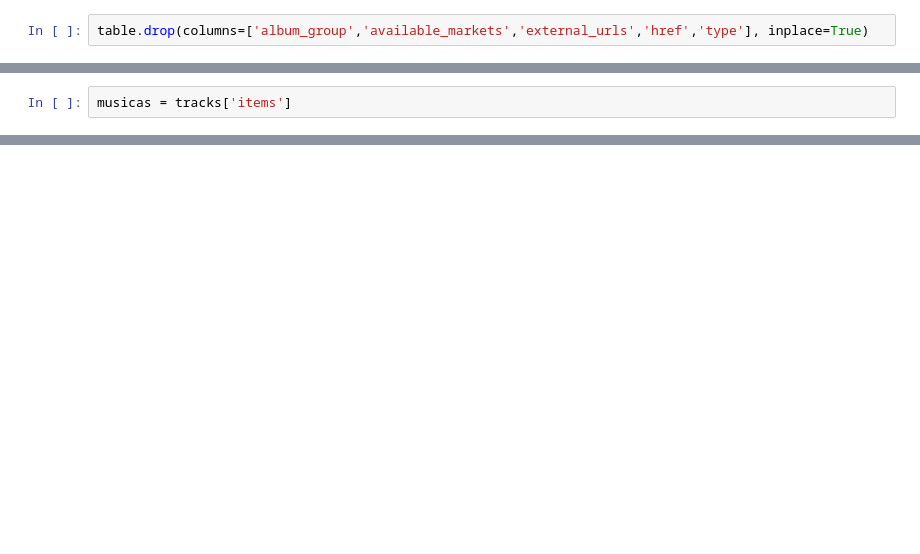
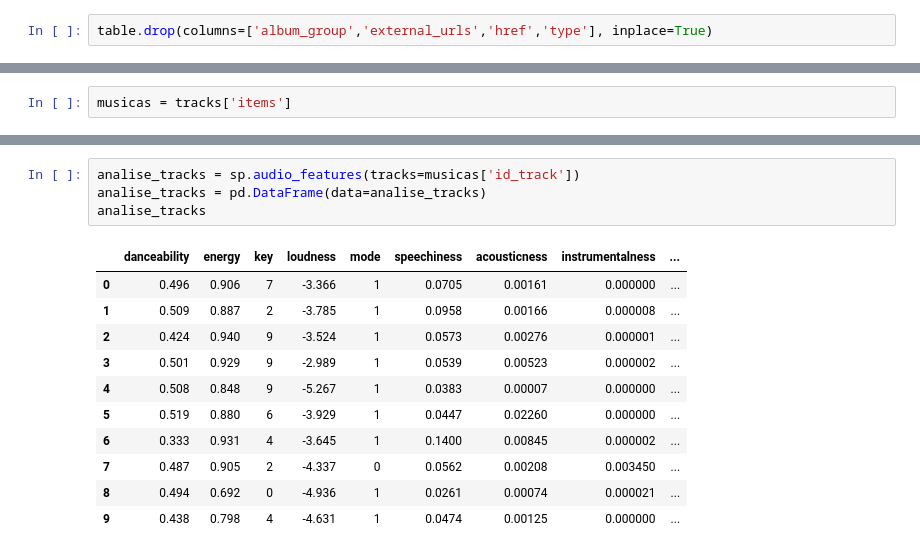
Before and after one commit to mtharruda/spotipy_analise, a Jupyter notebook: analise_spotify.ipynb, the cells around one changed output, grey strips where cells are left out. Drawn from its saved outputs; the diff is of its cells as text; blank space fills up the shorter version.

```diff
--- a/analise_spotify.ipynb
+++ b/analise_spotify.ipynb
@@ -43,4 +80,4 @@ table.dtypes
 # %%
-table.drop(columns=['album_group','available_markets','external_urls','href','type'], inplace=True)
+table.drop(columns=['album_group','external_urls','href','type'], inplace=True)
 # %%
 table
@@ -86,0 +215,16 @@ analise
+# %%
+analise_tracks = sp.audio_features(tracks=musicas['id_track'])
+analise_tracks = pd.DataFrame(data=analise_tracks)
+analise_tracks
+# %% [output]
+|  | danceability | energy | key | loudness | mode | speechiness | acousticness | instrumentalness | ... |
+| 0 | 0.496 | 0.906 | 7 | -3.366 | 1 | 0.0705 | 0.00161 | 0.000000 | ... |
+| 1 | 0.509 | 0.887 | 2 | -3.785 | 1 | 0.0958 | 0.00166 | 0.000008 | ... |
+| 2 | 0.424 | 0.940 | 9 | -3.524 | 1 | 0.0573 | 0.00276 | 0.000001 | ... |
+| 3 | 0.501 | 0.929 | 9 | -2.989 | 1 | 0.0539 | 0.00523 | 0.000002 | ... |
+| 4 | 0.508 | 0.848 | 9 | -5.267 | 1 | 0.0383 | 0.00007 | 0.000000 | ... |
+| 5 | 0.519 | 0.880 | 6 | -3.929 | 1 | 0.0447 | 0.02260 | 0.000000 | ... |
+| 6 | 0.333 | 0.931 | 4 | -3.645 | 1 | 0.1400 | 0.00845 | 0.000002 | ... |
+| 7 | 0.487 | 0.905 | 2 | -4.337 | 0 | 0.0562 | 0.00208 | 0.003450 | ... |
+| 8 | 0.494 | 0.692 | 0 | -4.936 | 1 | 0.0261 | 0.00074 | 0.000021 | ... |
+| 9 | 0.438 | 0.798 | 4 | -4.631 | 1 | 0.0474 | 0.00125 | 0.000000 | ... |
```
Also changed, not shown: parts of 26 cells of this notebook.
